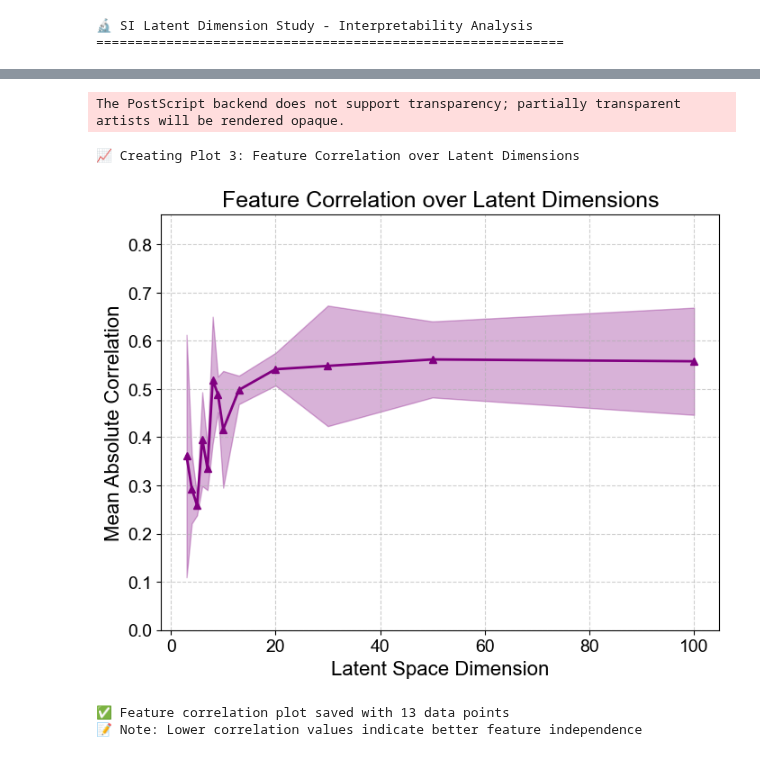
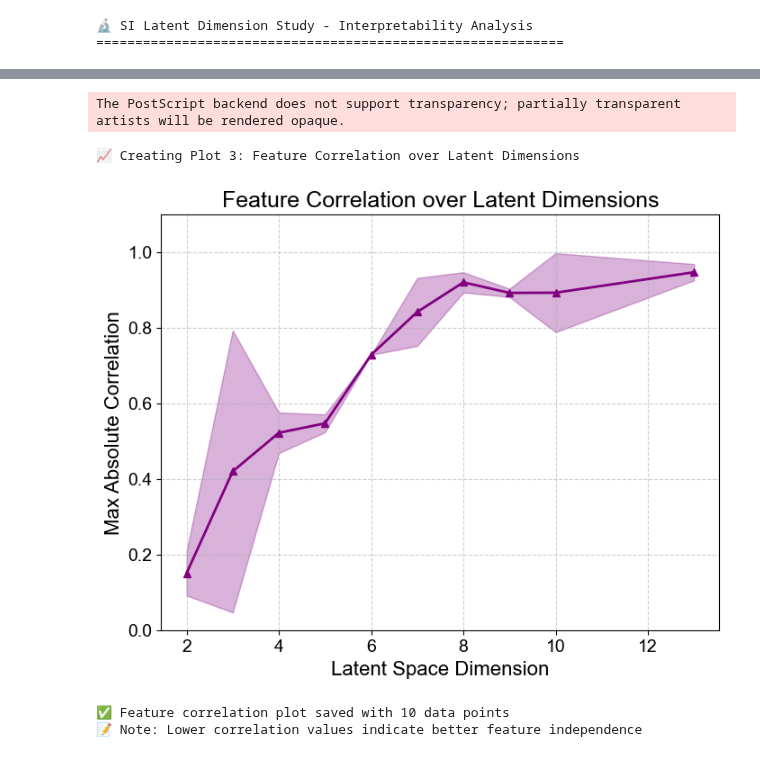
Before and after one commit to ComputationalMicroscopy4CellBio/AI4CellFate, a Jupyter notebook: notebooks/manuscript/SI_latent_dim_interpret.ipynb, the cells around one changed output, grey strips where cells are left out. Cells and saved outputs as stored; diff of their text form; code cells hidden in the pictures.

Commit message:
loading correct files latent dim study

```diff
--- a/notebooks/manuscript/SI_latent_dim_interpret.ipynb
+++ b/notebooks/manuscript/SI_latent_dim_interpret.ipynb
@@ -77,12 +77,12 @@ def load_latent_dim_metrics(results_dir, latent_dims, seeds):
                         latest_corr = max(corr_files, key=lambda x: int(x.stem.split('_')[-1]))
                         corr_matrix = np.load(latest_corr)
 
-                        # Calculate mean absolute off-diagonal correlation
+                        # Calculate highest absolute off-diagonal correlation
                         if corr_matrix.shape[0] > 1:
                             off_diag_mask = ~np.eye(corr_matrix.shape[0], dtype=bool)
-                            mean_corr = np.mean(np.abs(corr_matrix[off_diag_mask]))
-                            dim_metrics['correlation'].append(mean_corr)
-                            print(f"        - Correlation: {mean_corr:.4f}")
+                            max_corr = np.max(np.abs(corr_matrix[off_diag_mask]))
+                            dim_metrics['correlation'].append(max_corr)
+                            print(f"        - Correlation (max): {max_corr:.4f}")
 
                     # Load covariance matrix
                     cov_files = list(folder_path.glob("latent_covariance_matrix_epoch_*.npy"))
@@ -90,12 +90,12 @@ def load_latent_dim_metrics(results_dir, latent_dims, seeds):
                         latest_cov = max(cov_files, key=lambda x: int(x.stem.split('_')[-1]))
                         cov_matrix = np.load(latest_cov)
 
-                        # Calculate mean absolute off-diagonal covariance
+                        # Calculate absolute sum of off-diagonal covariance
                         if cov_matrix.shape[0] > 1:
                             off_diag_mask = ~np.eye(cov_matrix.shape[0], dtype=bool)
-                            mean_cov = np.mean(np.abs(cov_matrix[off_diag_mask]))
-                            dim_metrics['covariance'].append(mean_cov)
-                            print(f"        - Covariance: {mean_cov:.4f}")
+                            sum_cov = np.abs(np.sum(cov_matrix[off_diag_mask]))
+                            dim_metrics['covariance'].append(sum_cov)
+                            print(f"        - Covariance (abs sum): {sum_cov:.4f}")
 
                     # Load KL divergences
                     kl_files = list(folder_path.glob("kl_divergences_epoch_*.npy"))
@@ -119,8 +119,8 @@ def load_latent_dim_metrics(results_dir, latent_dims, seeds):
 
 # Define parameters
 results_dir = Path("../../results/latent_dim_study")
-latent_dims = [3, 4, 5, 6, 7, 8, 9, 10, 13] #, 20, 30, 50, 100, 400
-seeds = [42, 44]
+latent_dims = [2, 3, 4, 5, 6, 7, 8, 9, 10, 13] #, 20, 30, 50, 100, 400
+seeds = [42, 44] #48
 
 print(f"📂 Loading metrics from: {results_dir}")
 print(f"🎯 Target latent dimensions: {latent_dims}")
@@ -250,8 +251,8 @@ if valid_indices:
     plt.yticks(fontsize=14, fontname="Arial")
 
     # Set reasonable y-axis range
-    y_min = max(0.1, min(plot_means) - max(plot_stds) - 0.05)
-    y_max = min(1.0, max(plot_means) + max(plot_stds) + 0.05)
+    y_min = 0.0#max(0.1, min(plot_means) - max(plot_stds) - 0.05)
+    y_max = 0.9#min(1.0, max(plot_means) + max(plot_stds) + 0.05)
     plt.ylim(y_min, y_max)
 
     plt.grid(True, linestyle="--", alpha=0.6)
@@ -304,8 +305,8 @@ if valid_indices:
     plt.yticks(fontsize=14, fontname="Arial")
 
     # Set reasonable y-axis range
-    y_min = max(0.1, min(plot_means) - max(plot_stds) - 0.05)
-    y_max = min(1.0, max(plot_means) + max(plot_stds) + 0.05)
+    y_min = 0.0#max(0.1, min(plot_means) - max(plot_stds) - 0.05)
+    y_max = 0.9#min(1.0, max(plot_means) + max(plot_stds) + 0.05)
     plt.ylim(y_min, y_max)
 
     plt.grid(True, linestyle="--", alpha=0.6)
@@ -347,38 +348,38 @@ if valid_indices:
     plt.plot(plot_dims, plot_means, color='purple', linewidth=2, label='Feature Correlation', marker='^', markersize=6)
     plt.fill_between(plot_dims,
                      np.array(plot_means) - np.array(plot_stds),
                      np.array(plot_means) + np.array(plot_stds),
                      color='purple', alpha=0.3)
 
     # Formatting
     plt.xlabel("Latent Space Dimension", fontsize=16, fontname="Arial")
-    plt.ylabel("Mean Absolute Correlation", fontsize=16, fontname="Arial")
+    plt.ylabel("Max Absolute Correlation", fontsize=16, fontname="Arial")
     plt.title("Feature Correlation over Latent Dimensions", fontsize=18, fontname="Arial")
     plt.xticks(fontsize=14, fontname="Arial")
     plt.yticks(fontsize=14, fontname="Arial")
 
     # Set reasonable y-axis range (correlation is typically 0-1)
-    y_min = max(0.0, min(plot_means) - max(plot_stds) - 0.05)
-    y_max = min(1.0, max(plot_means) + max(plot_stds) + 0.05)
+    y_min = 0.0#max(0.0, min(plot_means) - max(plot_stds) - 0.05)
+    y_max = 1.1#min(1.0, max(plot_means) + max(plot_stds) + 0.05)
     plt.ylim(y_min, y_max)
 
     plt.grid(True, linestyle="--", alpha=0.6)
 
     # Save the figure
     plt.savefig("../../results/latent_dim_correlation.png", dpi=300, bbox_inches="tight")
     plt.savefig("../../results/latent_dim_correlation.eps", dpi=300, bbox_inches="tight")
 
     plt.show()
 
     print(f"✅ Feature correlation plot saved with {len(plot_dims)} data points")
     print("📝 Note: Lower correlation values indicate better feature independence")
 else:
     print("❌ No valid correlation data found for plotting")
 # %% [output]
 The PostScript backend does not support transparency; partially transparent artists will be rendered opaque.
 📈 Creating Plot 3: Feature Correlation over Latent Dimensions
-[figure, old version]
+[figure, new version]
-✅ Feature correlation plot saved with 13 data points
+✅ Feature correlation plot saved with 10 data points
 📝 Note: Lower correlation values indicate better feature independence
 # %%
 # PLOT 4: Feature Covariance over Latent Dimensions
```
Also changed, not shown: parts of 7 cells of this notebook, 1 other file.
